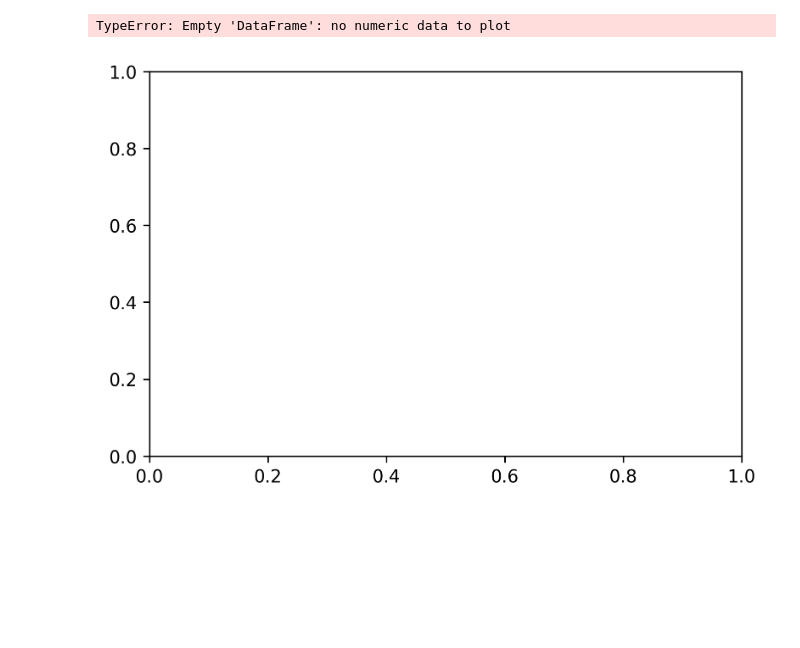
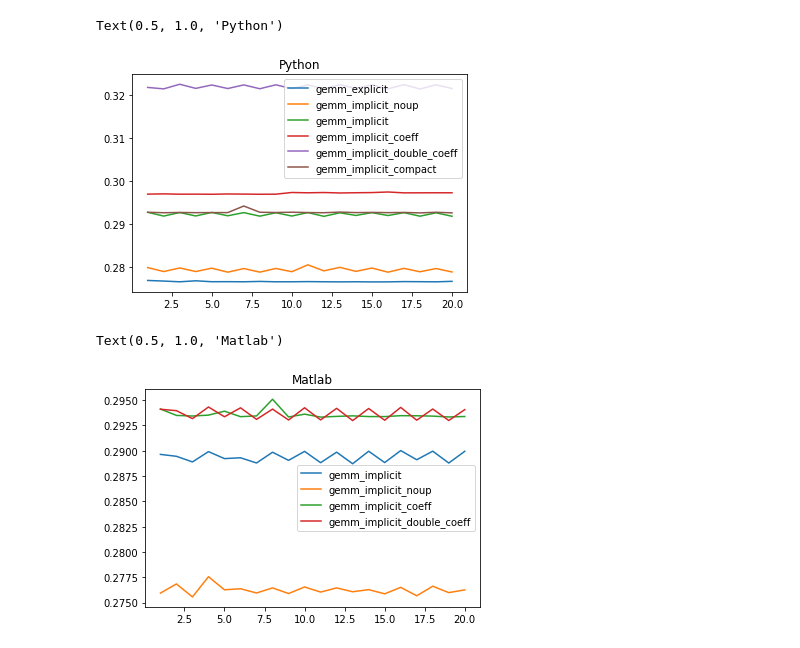
Before and after one commit to HPAC/LAMP_benchmark, a Jupyter notebook: scripts/process_data.ipynb, the cells around one changed output. Cells and saved outputs as stored; diff of their text form; code cells hidden in the pictures; blank space fills up the shorter version.

Commit message:
Update data processing script

```diff
--- a/scripts/process_data.ipynb
+++ b/scripts/process_data.ipynb
@@ -201,5 +211,5 @@ df_merged[df_merged['algorithm'].isin(keywords)].round(4)
 # %%
-fig, ax = plt.subplots(dpi=dpi)
+fig, ax = plt.subplots()
 cols_to_use = [i for i in range(1, 21)]
 keywords = ['gemm_explicit', 'gemm_implicit_noup', 'gemm_implicit', 'gemm_implicit_coeff', 'gemm_implicit_double_coeff', 'gemm_implicit_compact']
 for key in keywords:
@@ -212,5 +222,5 @@ Text(0.5, 1.0, 'Julia')
 # %%
-fig, ax = plt.subplots(dpi=dpi)
+fig, ax = plt.subplots()
 cols_to_use = [i for i in range(1, 20)]
 keywords = ['gemm_implicit_noup', 'gemm_implicit', 'gemm_implicit_coeff', 'gemm_implicit_double_coeff', 'gemm_implicit_compact']
 for key in keywords:
@@ -224,5 +234,5 @@ ax.set_ylim([0.26, 0.40])
 # %%
-fig, ax = plt.subplots(dpi=dpi)
+fig, ax = plt.subplots()
 cols_to_use = [i for i in range(1, 20)]
 keywords = ['gemm_implicit_noup', 'gemm_implicit', 'gemm_implicit_coeff', 'gemm_implicit_double_coeff', 'gemm_implicit_compact']
 for key in keywords:
@@ -236,5 +246,5 @@ ax.set_ylim([0.26, 0.30])
 # %%
-fig, ax = plt.subplots(dpi=dpi)
+fig, ax = plt.subplots()
 cols_to_use = [i for i in range(1, 20)]
 keywords = ['gemm_implicit', 'gemm_implicit_coeff', 'gemm_implicit_double_coeff']
 for key in keywords:
@@ -251,20 +261,22 @@ Text(0.5, 1.0, 'R')
 # %%
-fig, ax = plt.subplots(dpi=dpi)
+fig, ax = plt.subplots()
 cols_to_use = [i for i in range(1, 21)]
 keywords = ['gemm_explicit', 'gemm_implicit_noup', 'gemm_implicit', 'gemm_implicit_coeff', 'gemm_implicit_double_coeff', 'gemm_implicit_compact']
 for key in keywords:
     df_py_t[df_py_t[0] == key].loc[:, cols_to_use].transpose().plot(ax=ax)
 ax.legend(keywords)
 ax.set_title('Python')
 # %% [output]
-TypeError: Empty 'DataFrame': no numeric data to plot
+Text(0.5, 1.0, 'Python')
-[figure, old version]
+[figure, new version]
 # %%
-# fig, ax = plt.subplots(dpi=dpi)
-# cols_to_use = [i for i in range(1, 21)]
-# keywords = ['gemm_implicit', 'gemm_implicit_noup', 'gemm_implicit_coeff', 'gemm_implicit_double_coeff']
-# for key in keywords:
-#     print(key)
-#     df_m_t[df_m_t[0] == key].loc[:, cols_to_use].transpose().plot(ax=ax)
-# ax.legend(keywords)
-# ax.set_title('Matlab')
+fig, ax = plt.subplots()
+cols_to_use = [i for i in range(1, 21)]
+keywords = ['gemm_implicit', 'gemm_implicit_noup', 'gemm_implicit_coeff', 'gemm_implicit_double_coeff']
+for key in keywords:
+    df_m_t[df_m_t[0] == key].loc[:, cols_to_use].transpose().plot(ax=ax)
+ax.legend(keywords)
+ax.set_title('Matlab')
+# %% [output]
+Text(0.5, 1.0, 'Matlab')
+[figure, added]
```
Also changed, not shown: parts of 21 cells of this notebook.
